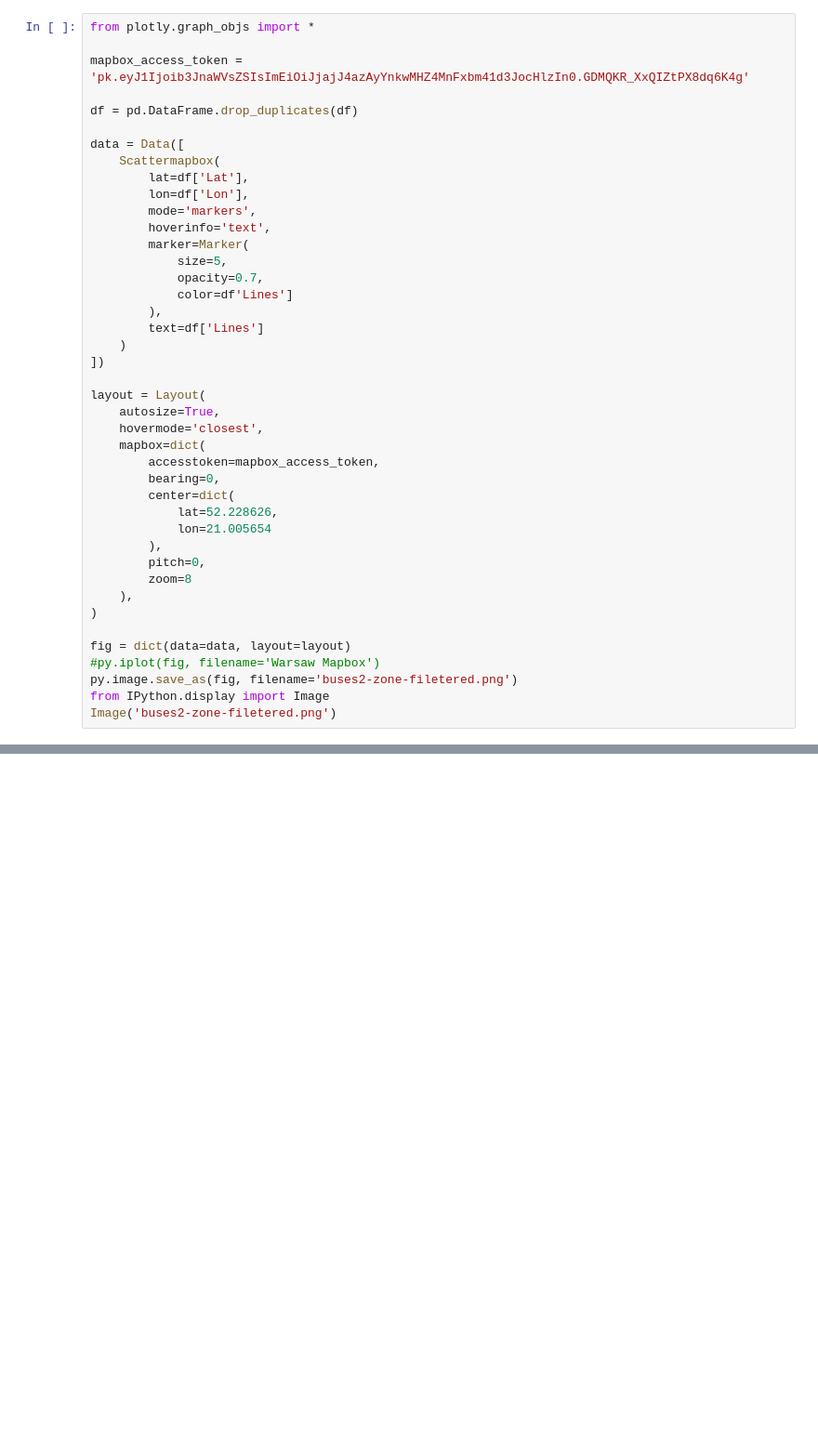
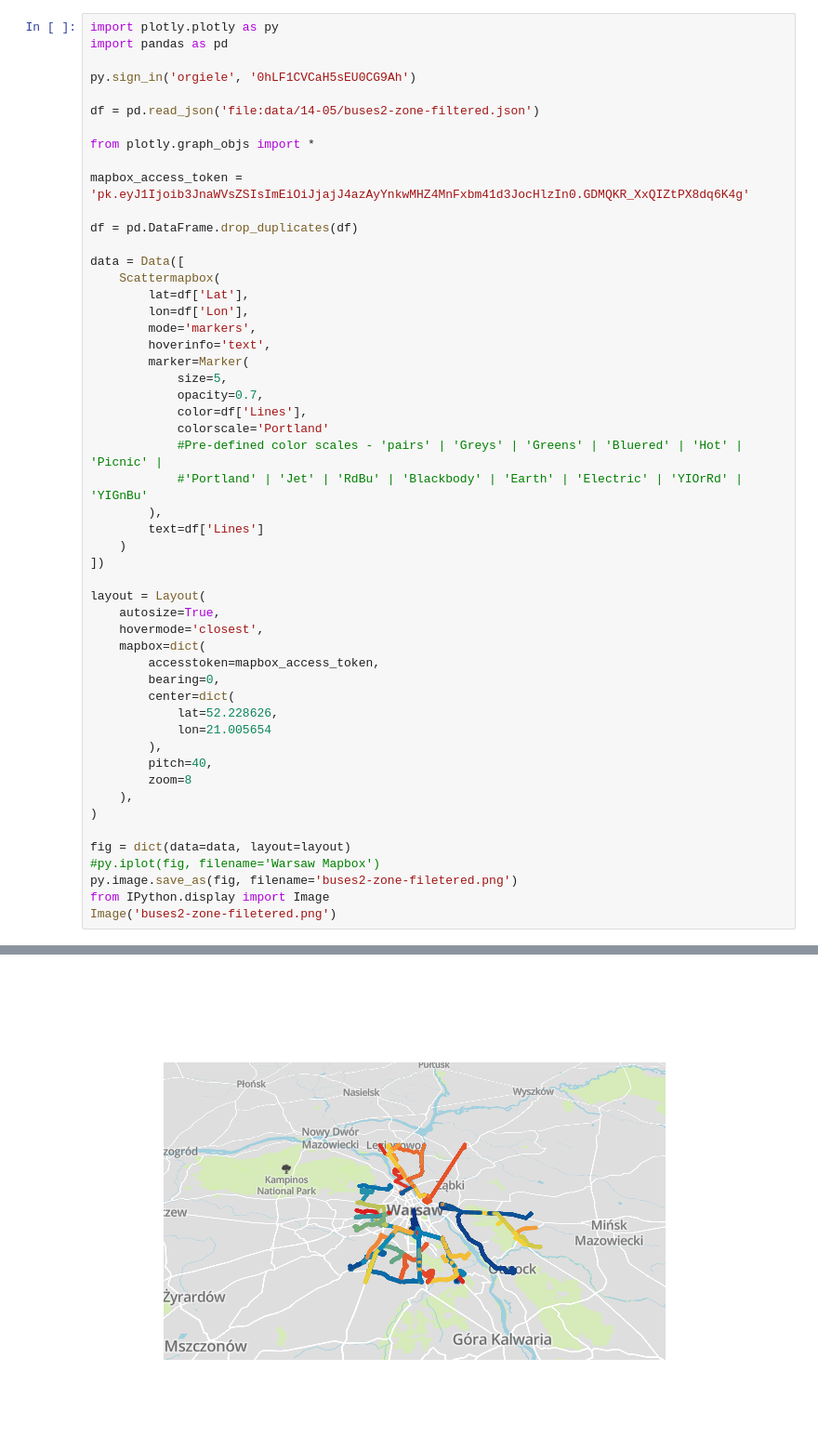
Before and after one commit to L-Dogg/pdrpy_ztm, a Jupyter notebook: plotly-test.ipynb, the cells around one changed output, grey strips where cells are left out. Shown at 93% size. Saved outputs shown, nothing was run; the diff lists cells and outputs as text; blank space fills up the shorter version.

Commit message:
Python plotly experiments

```diff
--- a/plotly-test.ipynb
+++ b/plotly-test.ipynb
@@ -8,4 +1,11 @@ df = pd.read_json('file:data\\14-05\\buses2-zone-filtered.json')
 # %%
+import plotly.plotly as py
+import pandas as pd
+
+py.sign_in('orgiele', '0hLF1CVCaH5sEU0CG9Ah')
+
+df = pd.read_json('file:data/14-05/buses2-zone-filtered.json')
+
 from plotly.graph_objs import *
 
 mapbox_access_token = 'pk.eyJ1Ijoib3JnaWVsZSIsImEiOiJjajJ4azAyYnkwMHZ4MnFxbm41d3JocHlzIn0.GDMQKR_XxQIZtPX8dq6K4g'
@@ -21,7 +21,10 @@ data = Data([
         marker=Marker(
             size=5,
             opacity=0.7,
-            color=df'Lines']
+            color=df['Lines'],
+            colorscale='Portland'
+            #Pre-defined color scales - 'pairs' | 'Greys' | 'Greens' | 'Bluered' | 'Hot' | 'Picnic' |
+            #'Portland' | 'Jet' | 'RdBu' | 'Blackbody' | 'Earth' | 'Electric' | 'YIOrRd' | 'YIGnBu'
         ),
         text=df['Lines']
     )
@@ -37,7 +40,7 @@ layout = Layout(
             lat=52.228626,
             lon=21.005654
         ),
-        pitch=0,
+        pitch=40,
         zoom=8
     ),
 )
@@ -51,0 +54 @@ SyntaxError: invalid syntax (<ipython-input-21-d238a48de599>, line 16)
+[figure, added]
```
Also changed, not shown: parts of 4 cells of this notebook.
